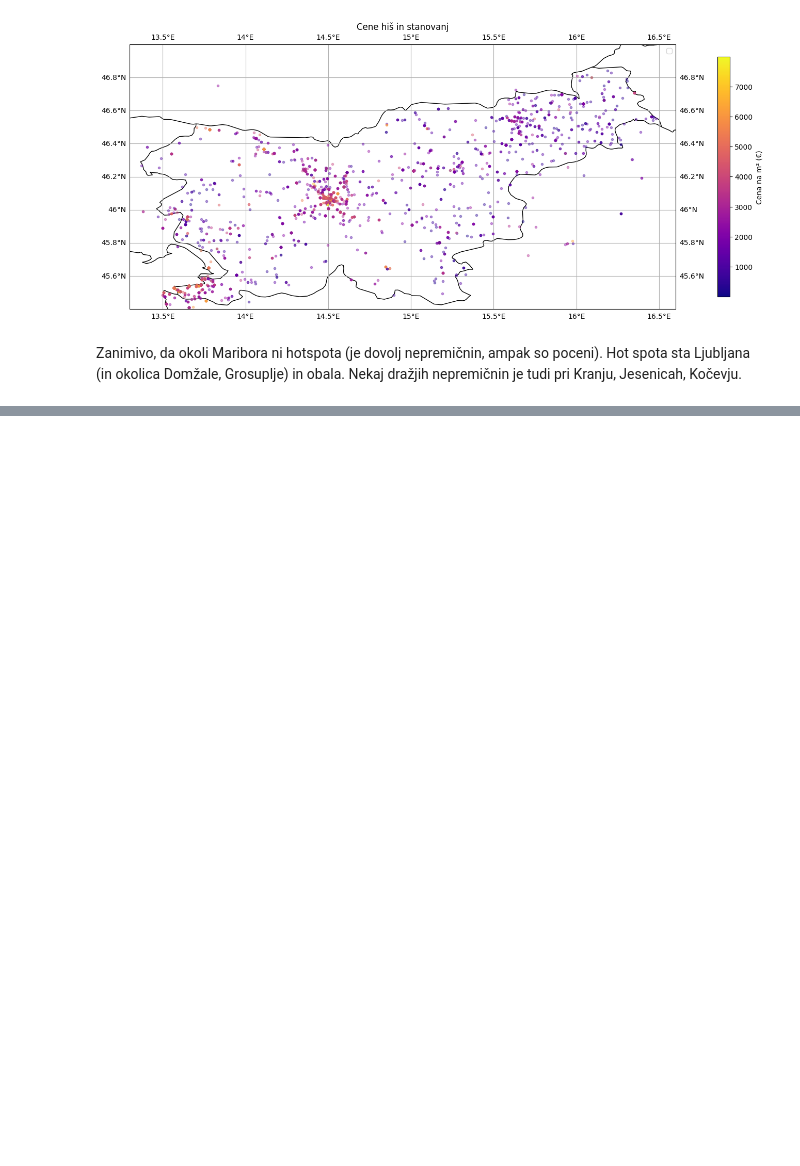
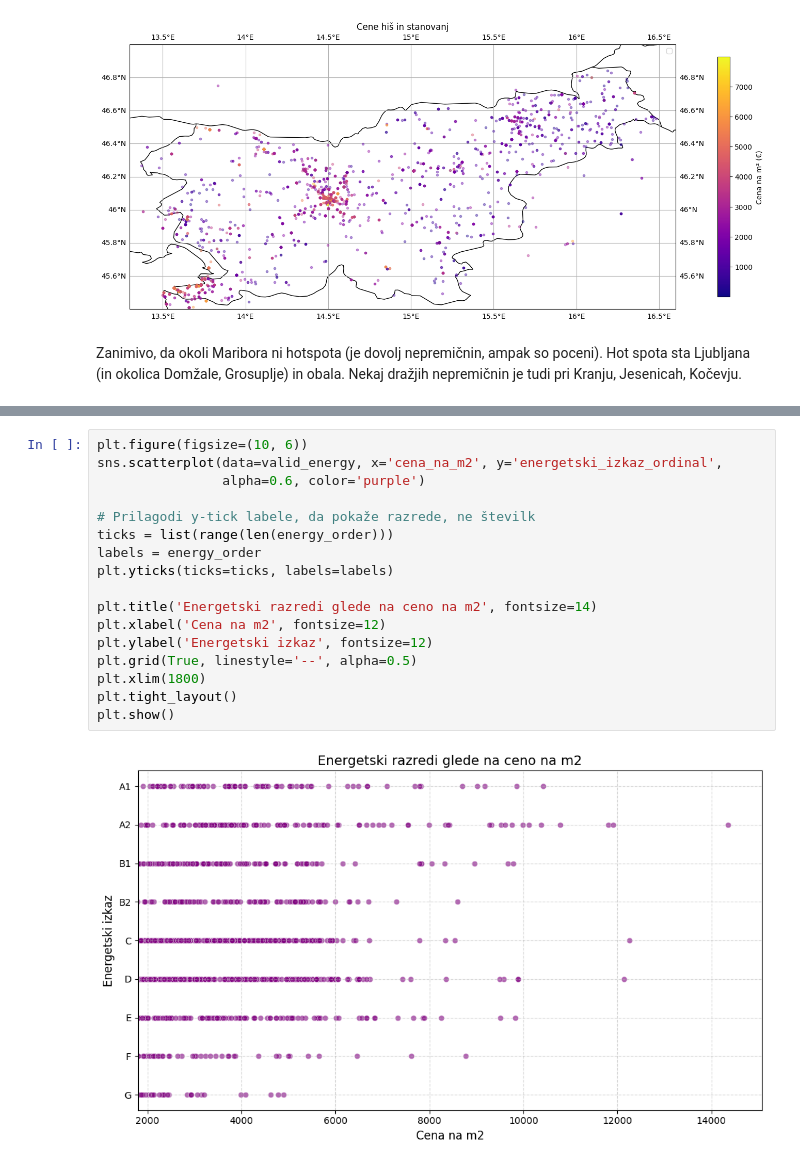
Before and after one commit to tthuma1/PR251, a Jupyter notebook: src/vizualizacije.ipynb, the cells around one changed output, grey strips where cells are left out. Drawn from its saved outputs; the diff is of its cells as text; blank space fills up the shorter version.

```diff
--- a/src/vizualizacije.ipynb
+++ b/src/vizualizacije.ipynb
@@ -608,0 +694,19 @@ Zanimivo, da okoli Maribora ni hotspota (je dovolj nepremičnin, ampak so poceni
+# %%
+plt.figure(figsize=(10, 6))
+sns.scatterplot(data=valid_energy, x='cena_na_m2', y='energetski_izkaz_ordinal',
+                alpha=0.6, color='purple')
+
+# Prilagodi y-tick labele, da pokaže razrede, ne številk
+ticks = list(range(len(energy_order)))
+labels = energy_order
+plt.yticks(ticks=ticks, labels=labels)
+
+plt.title('Energetski razredi glede na ceno na m2', fontsize=14)
+plt.xlabel('Cena na m2', fontsize=12)
+plt.ylabel('Energetski izkaz', fontsize=12)
+plt.grid(True, linestyle='--', alpha=0.5)
+plt.xlim(1800)
+plt.tight_layout()
+plt.show()
+# %% [output]
+[figure, added]
```
Also changed, not shown: parts of 7 cells of this notebook, 1 other file.
